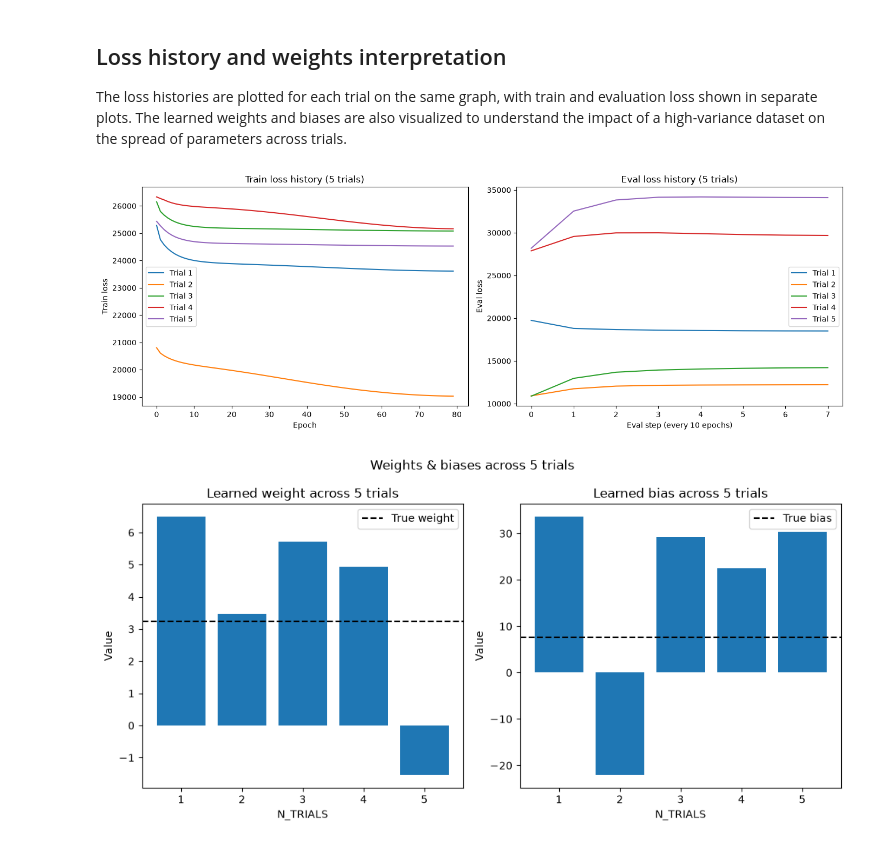
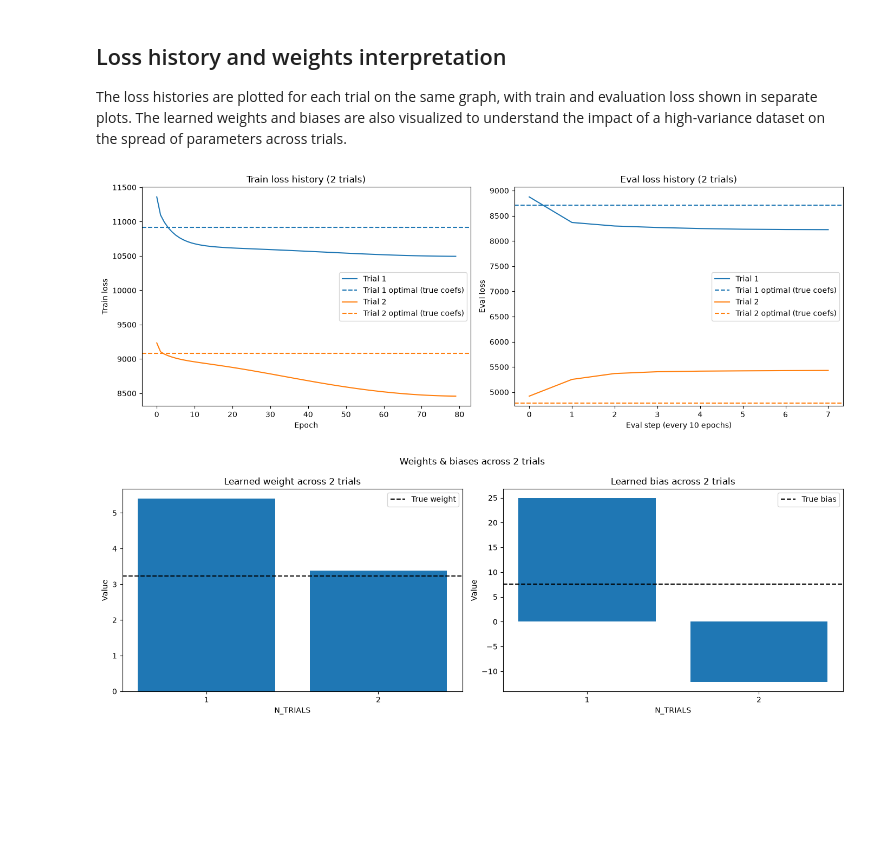
Before and after one commit to cecinuga/thorcino, a Jupyter notebook: examples/linear_regression/regularization/DL2/main.ipynb, the cells around one changed output. Cells and saved outputs as stored; diff of their text form; code cells hidden in the pictures; blank space fills up the shorter version.

```diff
--- a/examples/linear_regression/regularization/DL2/main.ipynb
+++ b/examples/linear_regression/regularization/DL2/main.ipynb
@@ -17,7 +17,7 @@ COEFS = np.array([[SLOPE], [INTERCEPT]])
 from examples.linear_regression.helpers.dataset import generate_noise_dataset, split_dataset, preprocess_dataloader
 
 SEED = 888
-NOISE = 150
+NOISE = 100
 MIN = -7
 MAX = 7
 SAMPLE_SIZE = 100
@@ -69,7 +70,7 @@ from core.training.trainer import Trainer
 from examples.linear_regression.helpers.train import create_trainer, fit_model
 
 EPOCHS = 80
-N_TRIALS = 5
+N_TRIALS = 2
 EVAL_STEP = 10
 MAX_LR, MIN_LR = 1e-2, 1e-4
 IN_FEATURE, OUT_FEATURE = 1, 1
@@ -90,6 +91,7 @@ for sample_tr, sample_te in zip(tr, te):
 The loss histories are plotted for each trial on the same graph, with train and evaluation loss shown in separate plots. The learned weights and biases are also visualized to understand the impact of a high-variance dataset on the spread of parameters across trials.
 # %%
 import matplotlib.pyplot as plt
+from core.functions import mse
 from examples.linear_regression.helpers.train import get_models_params
 
 
@@ -100,45 +102,51 @@ bias_history = np.array([p[1].flatten()[0] for p in params_history])
 fig, (ax_train, ax_eval) = plt.subplots(1, 2, figsize=(14, 5))
 
 for i, trainer in enumerate(fitted_trainers):
-    ax_train.plot(trainer.train_loss, label=f"Trial {i+1}")
+    line, = ax_train.plot(trainer.train_loss, label=f"Trial {i+1}")
+
+    closed_form_loss_tr = mse(f(tr[i][:, 0]), tr[i][:, 1])
+    ax_train.axhline(closed_form_loss_tr, color=line.get_color(), linestyle="dashed", label=f"Trial {i+1} optimal (true coefs)")
 ax_train.set_xlabel("Epoch")
 ax_train.set_ylabel("Train loss")
 ax_train.set_title(f"Train loss history ({N_TRIALS} trials)")
 ax_train.legend()
 
 for i, trainer in enumerate(fitted_trainers):
-    ax_eval.plot(trainer.eval_loss, label=f"Trial {i+1}")
+    line, = ax_eval.plot(trainer.eval_loss, label=f"Trial {i+1}")
+
+    closed_form_loss_te = mse(f(te[i][:, 0]), te[i][:, 1])
+    ax_eval.axhline(closed_form_loss_te, color=line.get_color(), linestyle="dashed", label=f"Trial {i+1} optimal (true coefs)")
 ax_eval.set_xlabel(f"Eval step (every {EVAL_STEP} epochs)")
 ax_eval.set_ylabel("Eval loss")
 ax_eval.set_title(f"Eval loss history ({N_TRIALS} trials)")
 ax_eval.legend()
 
 fig.tight_layout()
 plt.show()
 
 trials = np.arange(1, N_TRIALS + 1)
 
-fig, (ax_w, ax_b) = plt.subplots(1, 2, figsize=(10, 5))
+fig, (ax_w, ax_b) = plt.subplots(1, 2, figsize=(14, 5))
 
 ax_w.bar(trials, weights_history)
 ax_w.axhline(SLOPE, color="black", linestyle="dashed", label="True weight")
 ax_w.set_xticks(trials)
 ax_w.set_xlabel("N_TRIALS")
 ax_w.set_ylabel("Value")
 ax_w.set_title(f"Learned weight across {N_TRIALS} trials")
 ax_w.legend()
 
 ax_b.bar(trials, bias_history)
 ax_b.axhline(INTERCEPT, color="black", linestyle="dashed", label="True bias")
 ax_b.set_xticks(trials)
 ax_b.set_xlabel("N_TRIALS")
 ax_b.set_ylabel("Value")
 ax_b.set_title(f"Learned bias across {N_TRIALS} trials")
 ax_b.legend()
 
 fig.suptitle(f"Weights & biases across {N_TRIALS} trials")
 fig.tight_layout()
 plt.show()
 # %% [output]
-[figure, old version]
+[figure, new version]
-[figure, old version]
+[figure, new version]
```
Also changed, not shown: parts of 2 cells of this notebook.
